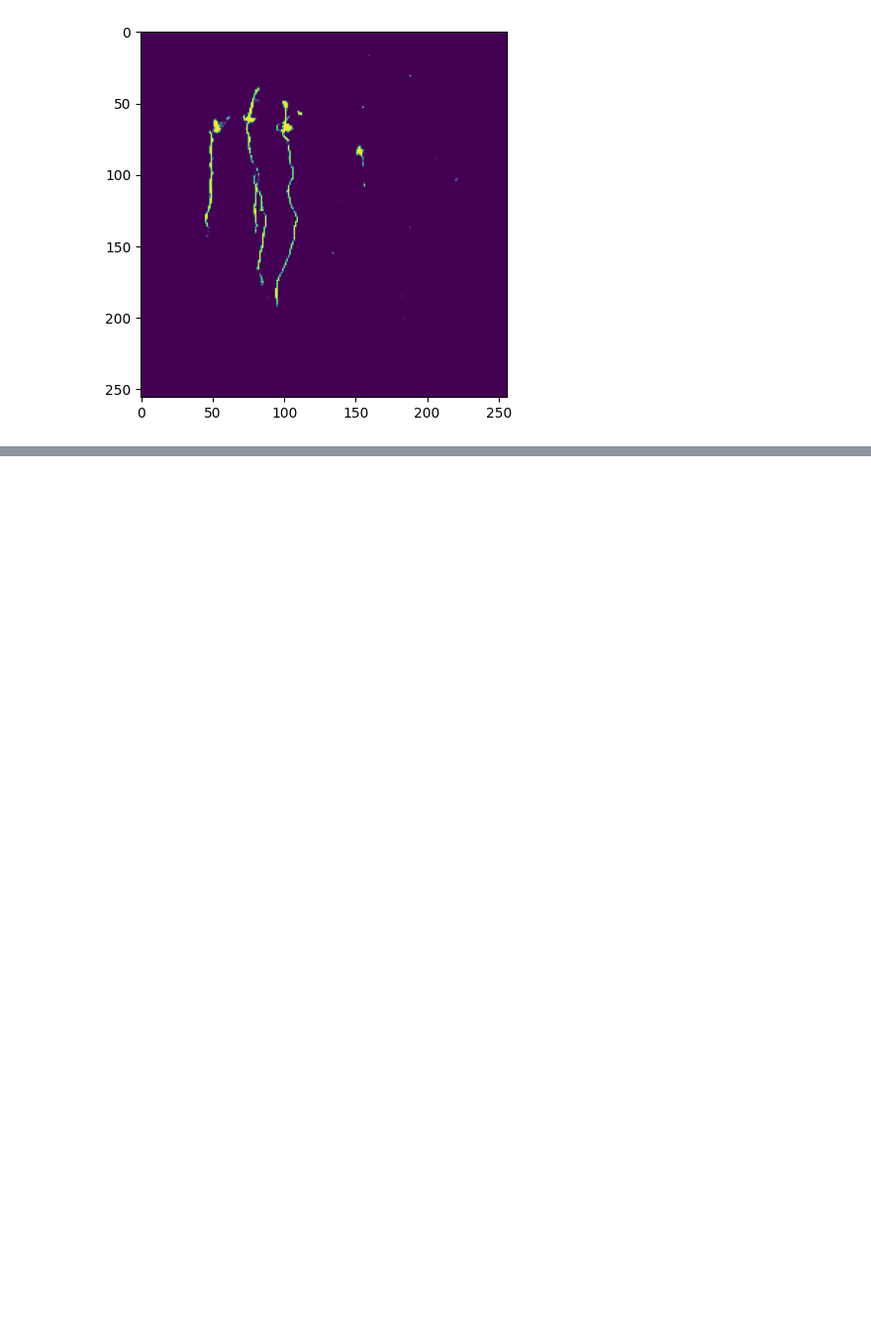
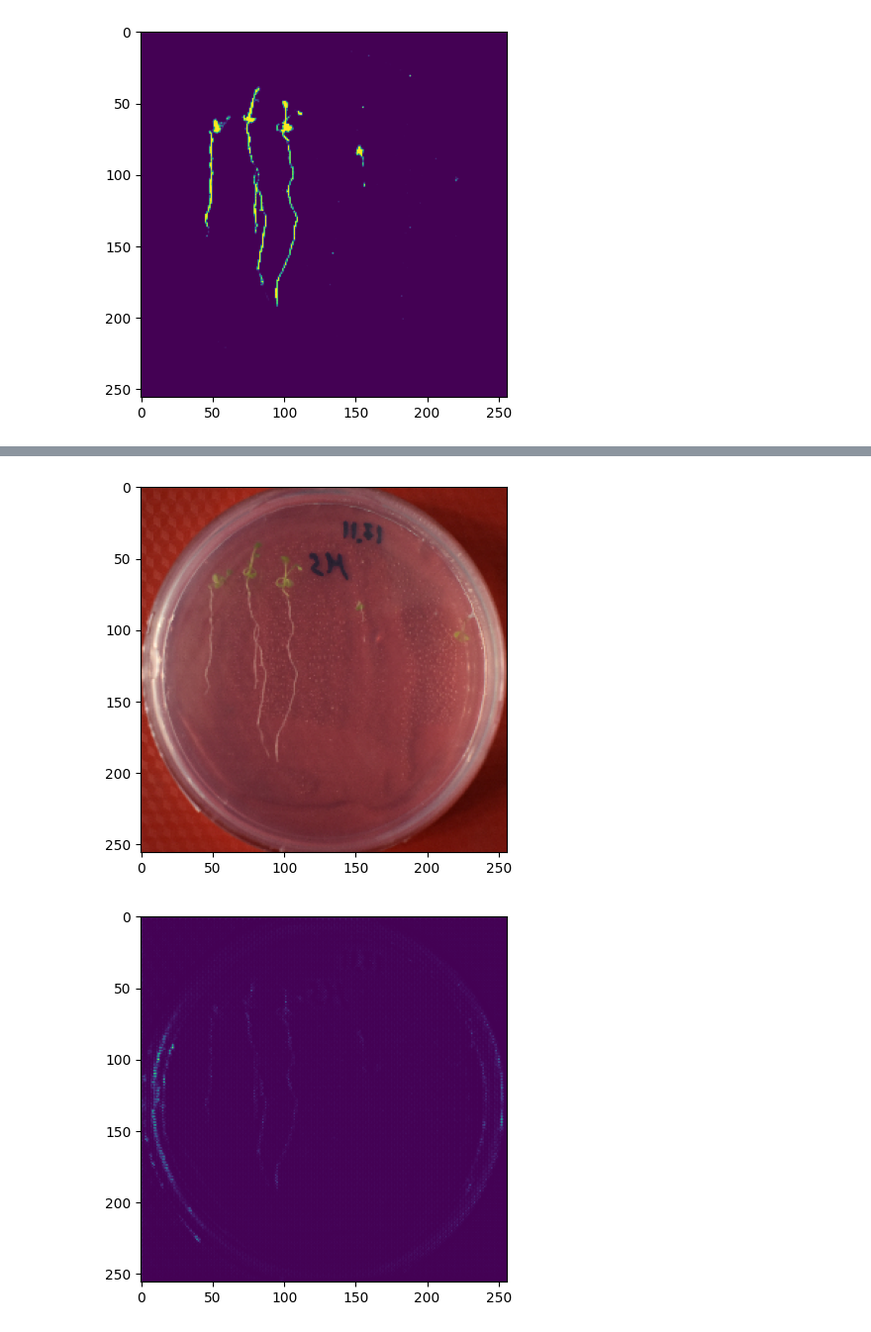
Before and after one commit to DeadArcadiy/SWWH, a Jupyter notebook: segmetation.ipynb, the cells around one changed output, grey strips where cells are left out. Shown at 99% size. Drawn from its saved outputs; the diff is of its cells as text; code cells hidden in the pictures; blank space fills up the shorter version.

```diff
--- a/segmetation.ipynb
+++ b/segmetation.ipynb
@@ -208,5 +214,0 @@ tf.Tensor([], shape=(0,), dtype=float32)
-# %%
-model_history = model.fit(data.batch(4),
-                              epochs=20,
-                              validation_data=valdata,
-                              callbacks=callback)
@@ -244,3 +228,5 @@ for i,image in enumerate(test.take(120)):
 [figure]
 # %%
 model.save(filepath='models/model', save_format="h5",overwrite=True)
+# %%
+loadedmodel = tf.keras.models.load_model('models/model/',compile=False)
@@ -246,0 +236,5 @@ model.save(filepath='models/model', save_format="h5",overwrite=True)
+# %%
+loadedmodel.compile(optimizer = 'adam', loss = [custom_dice_loss], metrics = ['accuracy',[dice_coef]])
+# %%
+test = tf_dataset('cropped/AAE_0133.png',learning=False)
+pred_mask = loadedmodel.predict(test)
@@ -246,0 +244,8 @@ model.save(filepath='models/model', save_format="h5",overwrite=True)
+# %%
+for i,image in enumerate(test.take(120)):
+    plt.imshow(tf.keras.utils.array_to_img(image[0]))
+    plt.pause(1)
+    plt.imshow(pred_mask[i,:,:,:])
+# %% [output]
+[figure, added]
+[figure, added]
```
Also changed, not shown: parts of 10 cells of this notebook.
